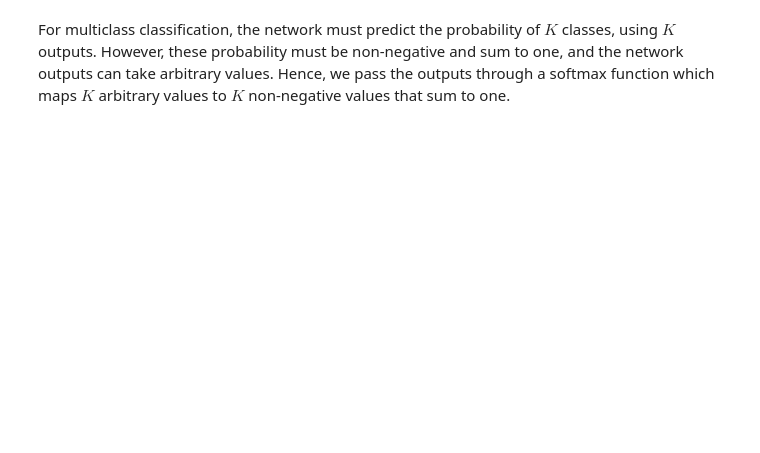
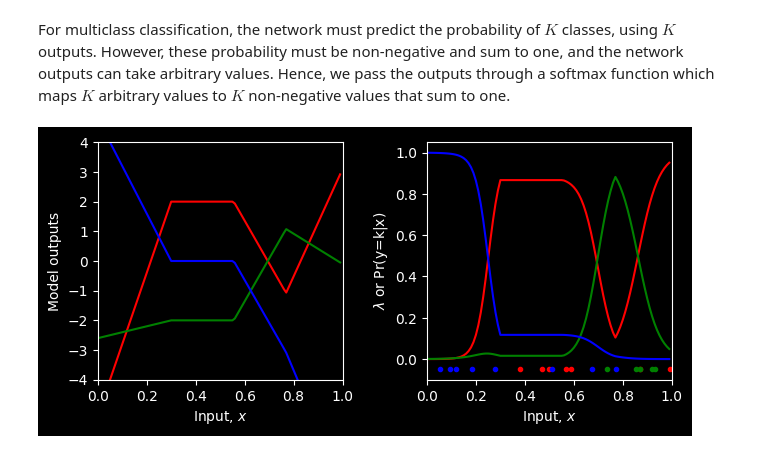
Before and after one commit to fahadsultan/csc372, a Jupyter notebook: loss_multiclass.ipynb, the cells around one changed output. Drawn from its saved outputs; the diff is of its cells as text; code cells hidden in the pictures; blank space fills up the shorter version.

```diff
--- a/loss_multiclass.ipynb
+++ b/loss_multiclass.ipynb
@@ -146,6 +86,8 @@ import numpy.matlib
 import matplotlib.pyplot as plt
 # Import math Library
 import math
+
+plt.style.use('dark_background')
 
 
 # Define the Rectified Linear Unit (ReLU) function
@@ -223,36 +165,35 @@ For multiclass classification, the network must predict the probability of $K$ c
 # %%
 # Softmax function that maps a vector of arbitrary values to a vector of values that are positive and sum to one.
 def softmax(model_out):
   # This operation has to be done separately for every column of the input
   # Compute exponentials of all the elements
   # TODO: compute the softmax function (eq 5.22)
   # Replace this skeleton code
 
-  # Compute the exponential of the model outputs
-  exp_model_out = np.zeros_like(model_out) ;
-  # Compute the sum of the exponentials (denominator of equation 5.22)
-  sum_exp_model_out = np.zeros_like(model_out) ;
-  # Normalize the exponentials (np.matlib.repmat might be useful here)
-  softmax_model_out = np.ones_like(model_out)/ exp_model_out.shape[0]
-
+  # model_out = model_out - np.max(model_out, axis=1, keepdims=True)  # For numerical stability
+  exp_model_out = np.exp(model_out)  # Compute the exponentials of the stabilized model outputs
+  sum_exp_model_out = np.sum(exp_model_out, axis=0, keepdims=True)  # Compute the sum of the exponentials (denominator of equation 5.22)
+  softmax_model_out = exp_model_out / sum_exp_model_out  # Normalize the exponentials to get the softmax output
   return softmax_model_out
 
 # Let's create some 1D training data
 x_train = np.array([0.09291784,0.46809093,0.93089486,0.67612654,0.73441752,0.86847339,\
                    0.49873225,0.51083168,0.18343972,0.99380898,0.27840809,0.38028817,\
                    0.12055708,0.56715537,0.92005746,0.77072270,0.85278176,0.05315950,\
                    0.87168699,0.58858043])
 y_train = np.array([2,0,1,2,1,0,\
                     0,2,2,0,2,0,\
                     2,0,1,2,1,2, \
                     1,0])
 
 # Get parameters for the model
 beta_0, omega_0, beta_1, omega_1 = get_parameters()
 
 # Define a range of input values
 x_model = np.arange(0,1,0.01)
 # Run the model to get values to plot and plot it.
 model_out= shallow_nn(x_model, beta_0, omega_0, beta_1, omega_1)
 lambda_model = softmax(model_out)
 plot_multiclass_classification(x_model, model_out, lambda_model, x_train, y_train)
+# %% [output]
+[figure, added]
```
Also changed, not shown: parts of 3 cells of this notebook, 31 other files.
